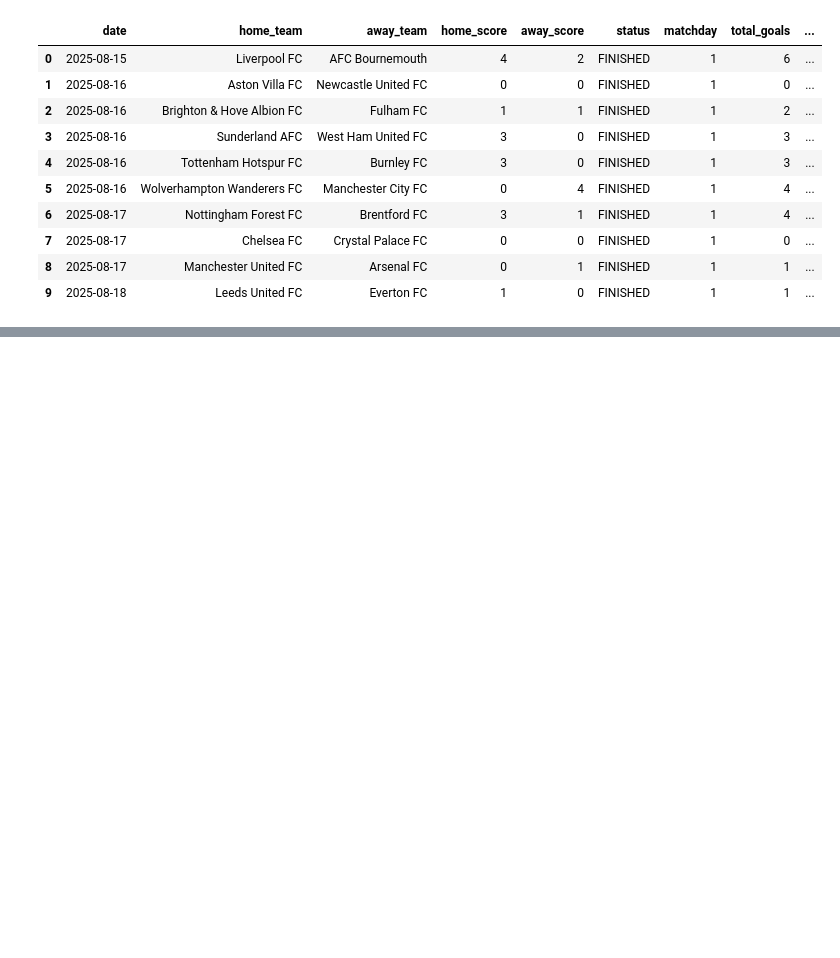
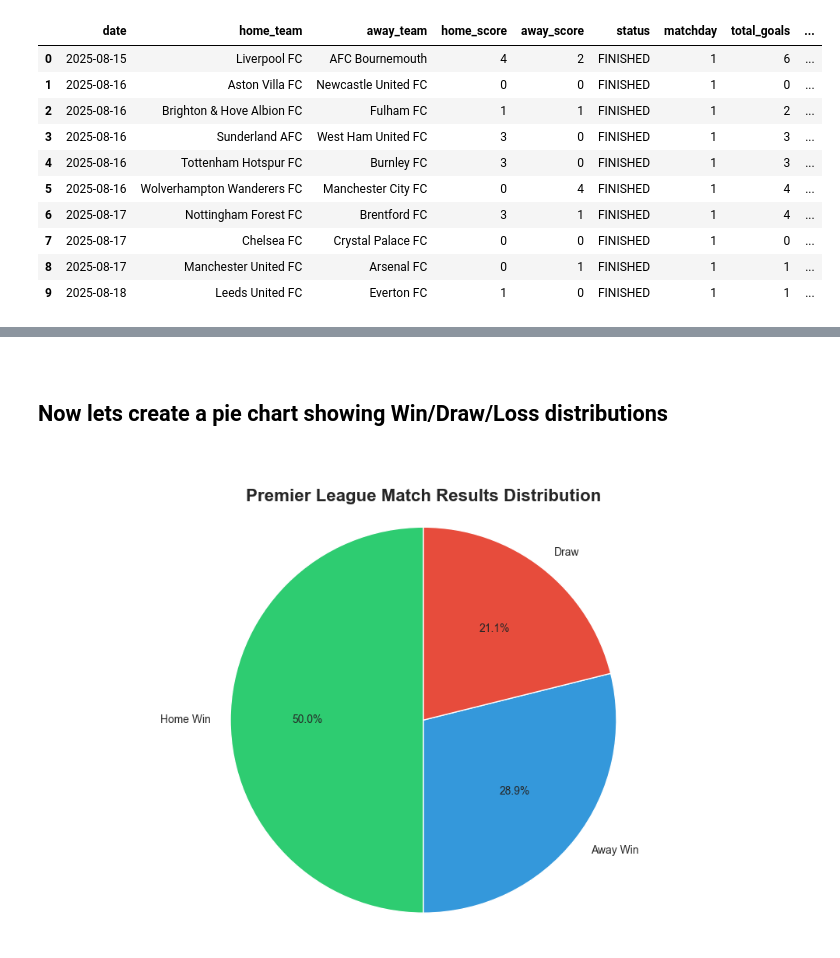
Before and after one commit to rijulpoudel/premier-league-2025-26-prediction, a Jupyter notebook: Untitled.ipynb, the cells around one changed output, grey strips where cells are left out. Cells and saved outputs as stored; diff of their text form; code cells hidden in the pictures; blank space fills up the shorter version.

Commit message:
added visualizations

```diff
--- a/Untitled.ipynb
+++ b/Untitled.ipynb
@@ -244,0 +245,18 @@ Away team average score: 1.14
+# %% [markdown]
+<br>
+<h2>Now lets create a pie chart showing Win/Draw/Loss distributions</h2>
+<br>
+# %%
+plt.figure(figsize=(10, 6))
+
+result_counts = df_finished['result'].value_counts()
+colors = ['#2ecc71', '#3498db', '#e74c3c']
+
+plt.pie(result_counts, labels=result_counts.index, autopct= '%1.1f%%', colors = colors, startangle= 90)
+plt.title('Premier League Match Results Distribution', fontsize = 16, fontweight='bold')
+plt.axis('equal')
+
+plt.tight_layout()
+plt.show()
+# %% [output]
+[figure, added]
```
Also changed, not shown: parts of 7 cells of this notebook.
